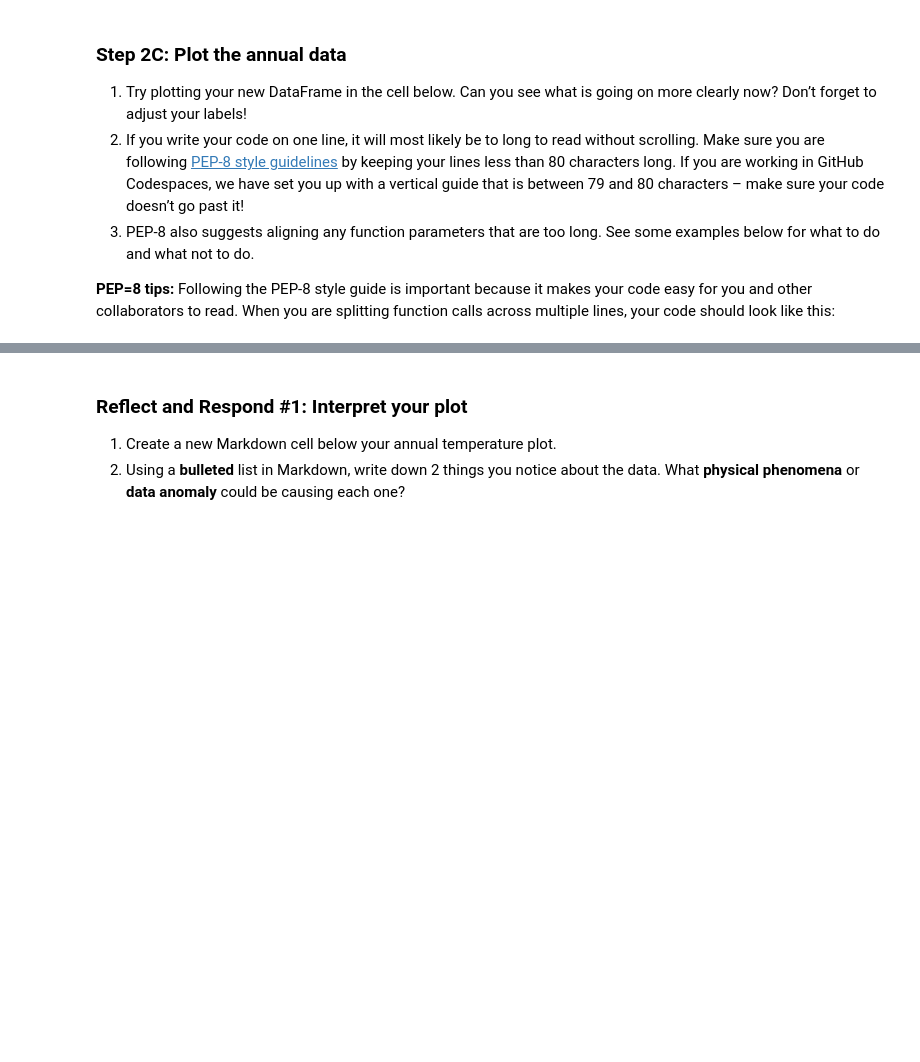
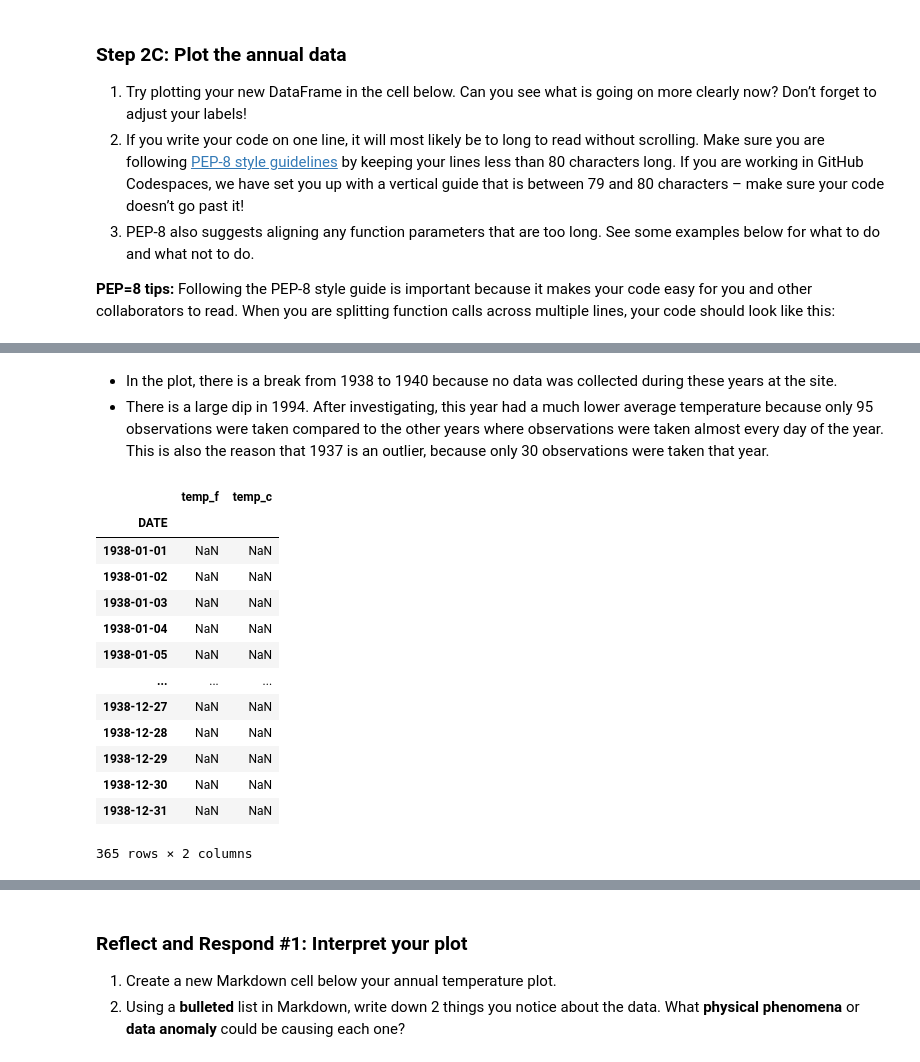
Before and after one commit to sofieappel/01-climate-fall-template, a Jupyter notebook: 04-climate-plot.ipynb, the cells around one changed output, grey strips where cells are left out. Cells and saved outputs as stored; diff of their text form; code cells hidden in the pictures; blank space fills up the shorter version.

```diff
--- a/04-climate-plot.ipynb
+++ b/04-climate-plot.ipynb
@@ -152,0 +179,22 @@ Go ahead and plot the data if you haven't already:
+# %% [markdown]
+* In the plot, there is a break from 1938 to 1940 because no data was collected during these years at the site.
+* There is a large dip in 1994. After investigating, this year had a much lower average temperature
+because only 95 observations were taken compared to the other years where observations were taken almost every day of the year. This is also the reason that 1937 is an outlier, because only 30 observations were taken that year.
+# %%
+### investigate what is happening from 1938-1940
+temp_units_df.loc['1938']
+# %% [output]
+|  | temp_f | temp_c |
+| DATE |  |  |
+| 1938-01-01 | NaN | NaN |
+| 1938-01-02 | NaN | NaN |
+| 1938-01-03 | NaN | NaN |
+| 1938-01-04 | NaN | NaN |
+| 1938-01-05 | NaN | NaN |
+| ... | ... | ... |
+| 1938-12-27 | NaN | NaN |
+| 1938-12-28 | NaN | NaN |
+| 1938-12-29 | NaN | NaN |
+| 1938-12-30 | NaN | NaN |
+| 1938-12-31 | NaN | NaN |
+365 rows × 2 columns
```
Also changed, not shown: parts of 14 cells of this notebook, 1 other file.
